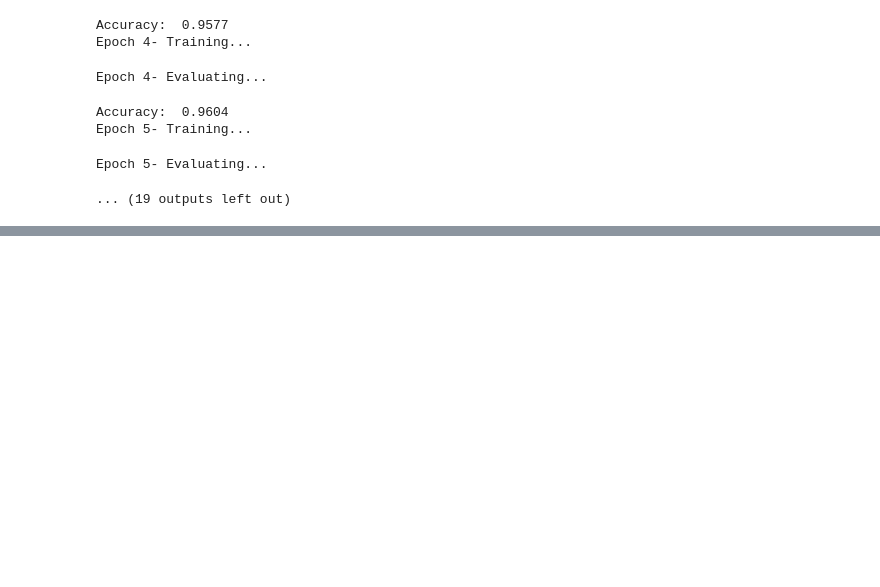
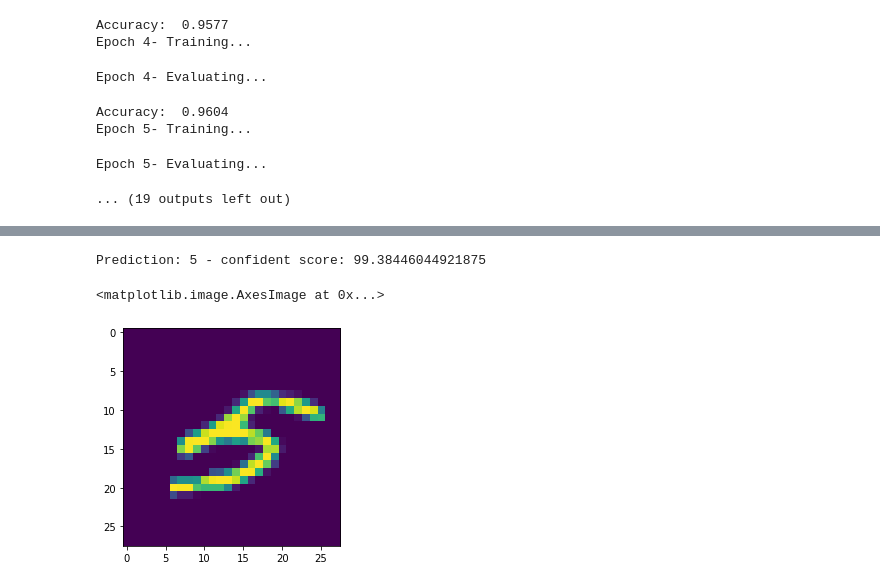
Before and after one commit to sun-asterisk-research/basic-ml-course, a Jupyter notebook: 07_Neural_Network/Solution 7.ipynb, the cells around one changed output, grey strips where cells are left out. Drawn from its saved outputs; the diff is of its cells as text; code cells hidden in the pictures; blank space fills up the shorter version.

```diff
--- a/07_Neural_Network/Solution 7.ipynb
+++ b/07_Neural_Network/Solution 7.ipynb
@@ -200,0 +215,14 @@ Prediction: 7 - confident score: 99.99046325683594
+# %%
+img, label = testset[167]   # you can change the index
+# input_tensor = torch.tensor(img).cuda() # convert image to tensor to be able to pass through model, and model the image to GPU
+input_tensor = img.clone().detach().cuda()  # to remove the torch.tensor will be deprecated error we use x.clone()
+output = model(input_tensor)
+# your code here
+value = model(input_tensor).argmax(axis=-1)[0]
+confident_score = softmax(model(input_tensor))[0].max() * 100
+print(f"Prediction: {value} - confident score: {confident_score}")
+plt.imshow(img[0])
+# %% [output]
+Prediction: 5 - confident score: 99.38446044921875
+<matplotlib.image.AxesImage at 0x...>
+[figure, added]
```
Also changed, not shown: parts of 2 cells of this notebook.
